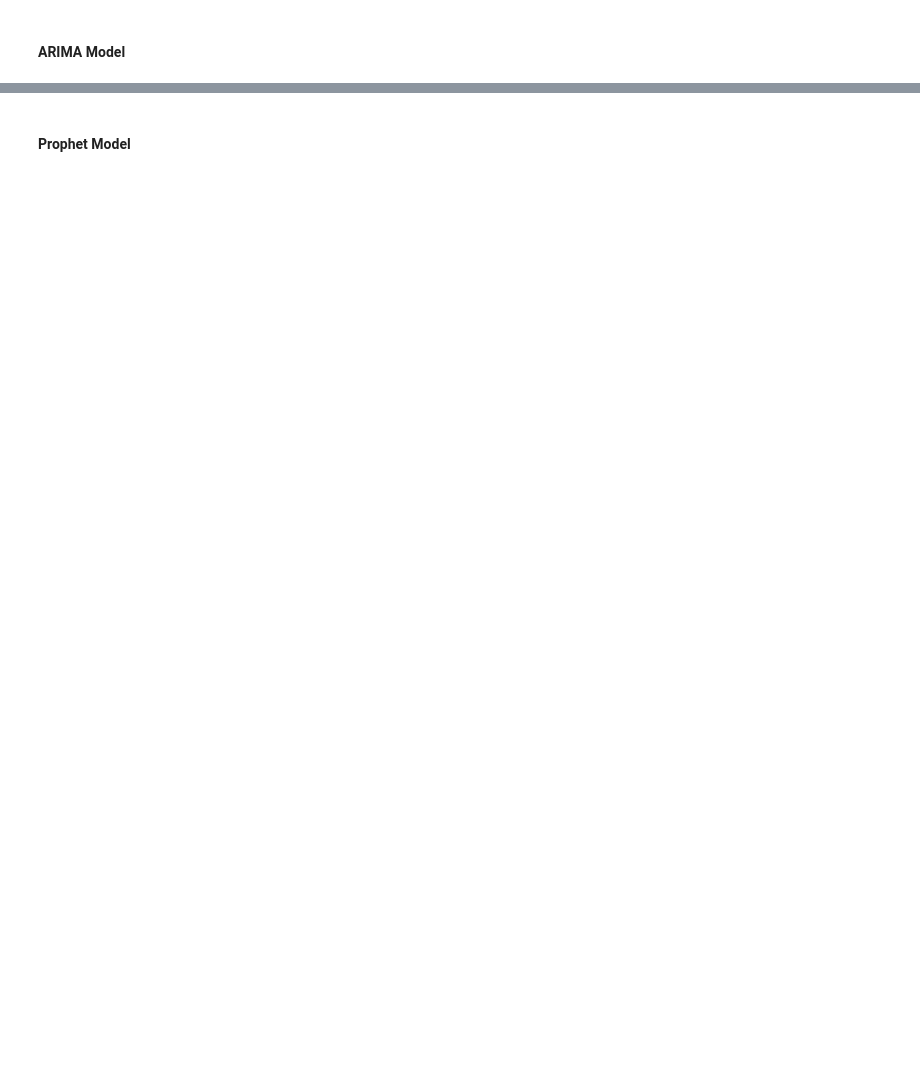
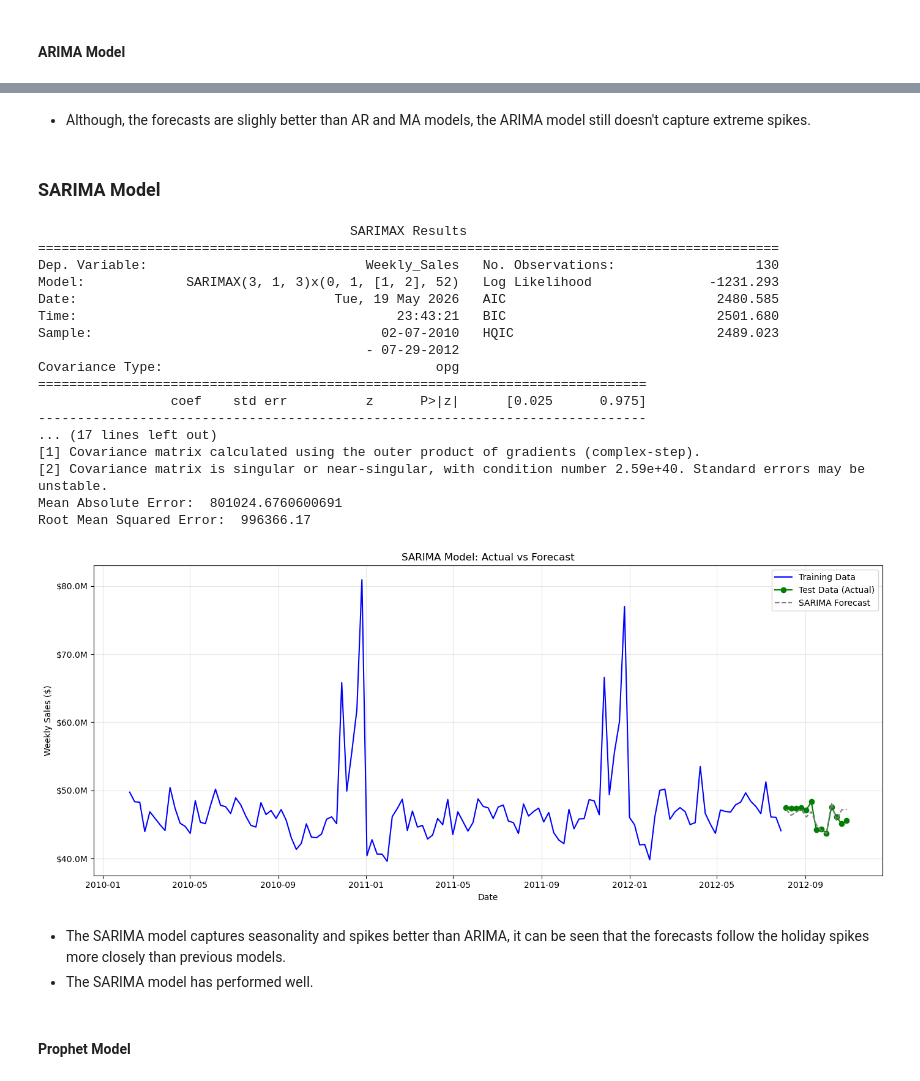
Before and after one commit to junaidazhar42/Walmart-Weekly-Sales-Forecasting-ARIMA-Prophet, a Jupyter notebook: main.ipynb, the cells around one changed output, grey strips where cells are left out. Saved outputs shown, nothing was run; the diff lists cells and outputs as text; code cells hidden in the pictures; blank space fills up the shorter version.

Commit message:
Model Comparison & Final Insights

```diff
--- a/main.ipynb
+++ b/main.ipynb
@@ -662,6 +670,65 @@ Covariance Type:                  opg
 Mean Absolute Error:  1434128.3742160539
 Root Mean Squared Error:  1680828.45
 [figure]
+# %% [markdown]
+* Although, the forecasts are slighly better than AR and MA models, the ARIMA model still doesn't capture extreme spikes.
+# %% [markdown]
+### SARIMA Model
+# %%
+sarima_model = SARIMAX(train_sales, order = (3, 1, 3),
+                    seasonal_order = (0, 1, 2, 52))
+sarima_model_fit = sarima_model.fit()
+
+sarima_forecast = sarima_model_fit.predict(
+    start = len(train_sales),
+    end = len(train_sales) + len(test_sales) - 1,
+    dynamic = False
+)
+
+print(sarima_model_fit.summary())
+
+# Evaluation Metrics
+mae = mean_absolute_error(test_sales, sarima_forecast)
+rmse = round(np.sqrt(mean_squared_error(test_sales, sarima_forecast)), 2)
+
+print("Mean Absolute Error: ", mae)
+print("Root Mean Squared Error: ", rmse)
+
+# Plot
+plt.figure(figsize = (14, 6))
+plt.plot(train_sales, label = "Training Data", color = 'blue')
+plt.plot(test_sales, label = "Test Data (Actual)", color = 'green', marker = 'o')
+plt.plot(test_sales.index, sarima_forecast, label = "SARIMA Forecast", color = 'grey', linestyle = '--')
+plt.gca().yaxis.set_major_formatter(mticker.FuncFormatter(lambda x, _: f'${int(x/1e6):.1f}M'))
+plt.title("SARIMA Model: Actual vs Forecast")
+plt.xlabel("Date")
+plt.ylabel("Weekly Sales ($)")
+plt.legend()
+plt.grid(alpha = 0.3)
+plt.tight_layout()
+plt.show()
+# %% [output]
+                                        SARIMAX Results
+===============================================================================================
+Dep. Variable:                            Weekly_Sales   No. Observations:                  130
+Model:             SARIMAX(3, 1, 3)x(0, 1, [1, 2], 52)   Log Likelihood               -1231.293
+Date:                                 Tue, 19 May 2026   AIC                           2480.585
+Time:                                         23:43:21   BIC                           2501.680
+Sample:                                     02-07-2010   HQIC                          2489.023
+                                          - 07-29-2012
+Covariance Type:                                   opg
+==============================================================================
+                 coef    std err          z      P>|z|      [0.025      0.975]
+------------------------------------------------------------------------------
+... (17 lines left out)
+[1] Covariance matrix calculated using the outer product of gradients (complex-step).
+[2] Covariance matrix is singular or near-singular, with condition number 2.59e+40. Standard errors may be unstable.
+Mean Absolute Error:  801024.6760600691
+Root Mean Squared Error:  996366.17
+[figure, added]
+# %% [markdown]
+* The SARIMA model captures seasonality and spikes better than ARIMA, it can be seen that the forecasts follow the holiday spikes more closely than previous models.
+* The SARIMA model has performed well.
 # %% [markdown]
 #### Prophet Model
 # %%
```
Also changed, not shown: parts of 13 cells of this notebook.
